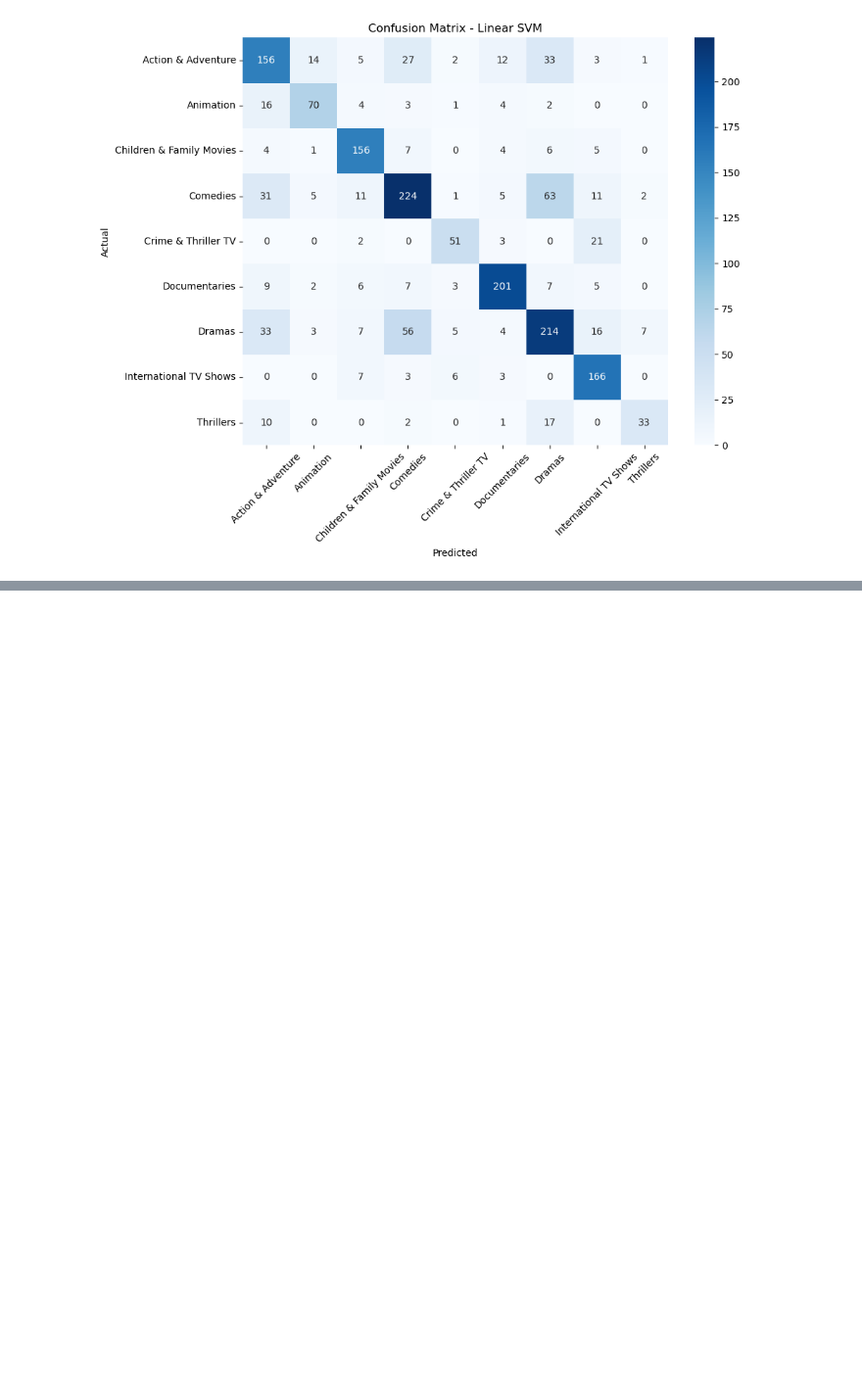
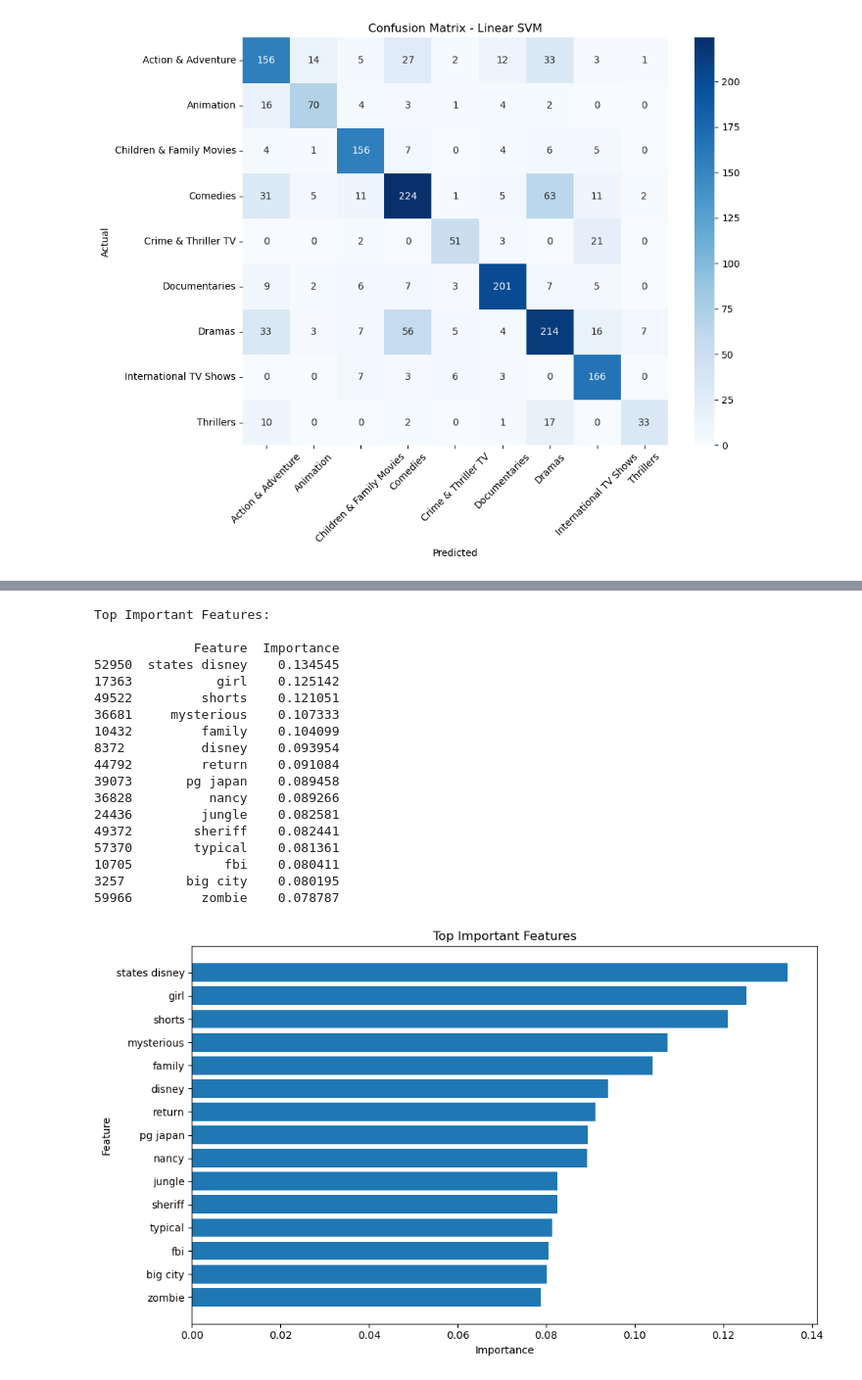
Before and after one commit to CharanTejaK1/tv-show-ml-project, a Jupyter notebook: notebooks/tv_show_analysis.ipynb, the cells around one changed output, grey strips where cells are left out. Shown at 98% size. Cells and saved outputs as stored; diff of their text form; code cells hidden in the pictures; blank space fills up the shorter version.

```diff
--- a/notebooks/tv_show_analysis.ipynb
+++ b/notebooks/tv_show_analysis.ipynb
@@ -381,0 +416,22 @@ visualization.plot_confusion_matrix(y_test,y_pred_svm,title="Confusion Matrix -
+# %%
+visualization.plot_feature_importance(svm_model,tfidf,ohe,top_n=15)
+# %% [output]
+Top Important Features:
+
+             Feature  Importance
+52950  states disney    0.134545
+17363           girl    0.125142
+49522         shorts    0.121051
+36681     mysterious    0.107333
+10432         family    0.104099
+8372          disney    0.093954
+44792         return    0.091084
+39073       pg japan    0.089458
+36828          nancy    0.089266
+24436         jungle    0.082581
+49372        sheriff    0.082441
+57370        typical    0.081361
+10705            fbi    0.080411
+3257        big city    0.080195
+59966         zombie    0.078787
+[figure, added]
```
Also changed, not shown: parts of 8 cells of this notebook, 3 other files.
